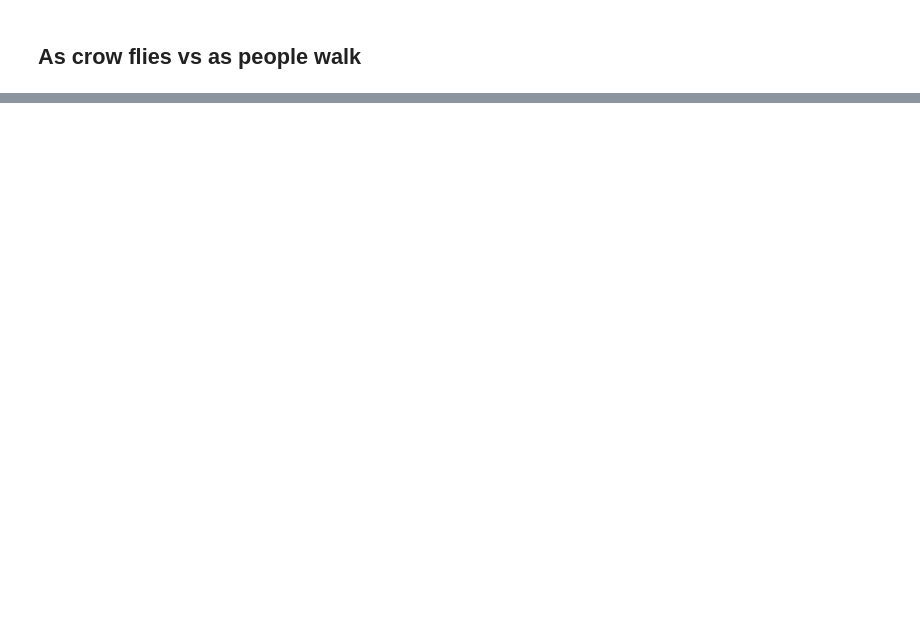
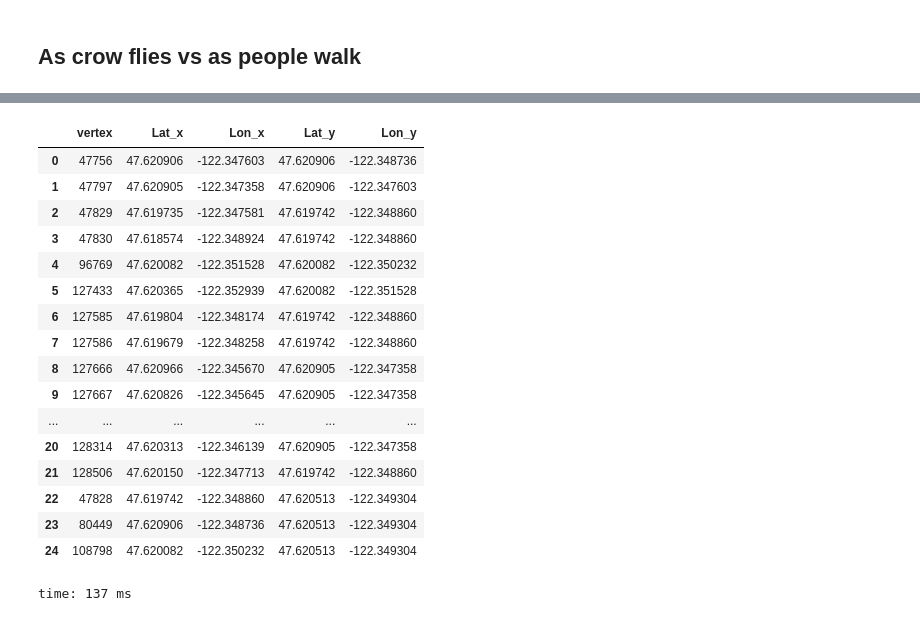
Before and after one commit to drabastomek/rapids-notebooks, a Jupyter notebook: codes/rapids_seattleParking_graph.ipynb, the cells around one changed output, grey strips where cells are left out. Drawn from its saved outputs; the diff is of its cells as text; code cells hidden in the pictures; blank space fills up the shorter version.

```diff
--- a/codes/rapids_seattleParking_graph.ipynb
+++ b/codes/rapids_seattleParking_graph.ipynb
@@ -351,0 +273,24 @@ time: 109 ms
+# %%
+# unfold -- create the whole path
+# vertex = distances.pop('vertex')
+
+closest_node = nodeId + 1 #space_needle_to_nearest_intersection['NodeID'].to_array()[0]
+parking_cnt = distances['vertex'].count()
+parking_cnt
+
+for i in range(parking_cnt):
+    print('Processing record: {0}'.format(i))
+    parking_node = distances.iloc[i]
+    vertex = int(parking_node[0])
+    predecessor = int(parking_node[2])
+
+    if i == 0:
+        paths = all_distances.query('vertex == @vertex')
+    else:
+        paths = cudf.concat([all_distances.query('vertex == @vertex'), paths])
+
+    while vertex != closest_node:
+        temp = all_distances.query('vertex == @predecessor')
+        paths = cudf.concat([temp, paths])
+        predecessor = temp['predecessor'].to_array()[0]
+        vertex = temp['vertex'].to_array()[0]
@@ -351,0 +316,37 @@ time: 109 ms
+# %%
+paths['vertex'] = paths['vertex'].astype('int64')
+paths['predecessor'] = paths['predecessor'].astype('int64')
+paths = paths.drop_duplicates()
+
+paths_host = (
+    paths
+    .rename({'vertex': 'NodeID'})
+    .merge(road_nodes[['NodeID', 'Lat', 'Lon']], on='NodeID', how='left')
+    .rename({'NodeID': 'vertex', 'predecessor': 'NodeID'})
+    .merge(road_nodes[['NodeID', 'Lat', 'Lon']], on='NodeID', how='left')
+    .fillna({'Lat_y': location.latitude, 'Lon_y': location.longitude})
+    [['vertex', 'Lat_x', 'Lon_x', 'Lat_y', 'Lon_y']]
+    .query('vertex < @nodeId + 1')
+    .to_pandas()
+)
+
+paths_host
+# %% [output]
+|  | vertex | Lat_x | Lon_x | Lat_y | Lon_y |
+| 0 | 47756 | 47.620906 | -122.347603 | 47.620906 | -122.348736 |
+| 1 | 47797 | 47.620905 | -122.347358 | 47.620906 | -122.347603 |
+| 2 | 47829 | 47.619735 | -122.347581 | 47.619742 | -122.348860 |
+| 3 | 47830 | 47.618574 | -122.348924 | 47.619742 | -122.348860 |
+| 4 | 96769 | 47.620082 | -122.351528 | 47.620082 | -122.350232 |
+| 5 | 127433 | 47.620365 | -122.352939 | 47.620082 | -122.351528 |
+| 6 | 127585 | 47.619804 | -122.348174 | 47.619742 | -122.348860 |
+| 7 | 127586 | 47.619679 | -122.348258 | 47.619742 | -122.348860 |
+| 8 | 127666 | 47.620966 | -122.345670 | 47.620905 | -122.347358 |
+| 9 | 127667 | 47.620826 | -122.345645 | 47.620905 | -122.347358 |
+| ... | ... | ... | ... | ... | ... |
+| 20 | 128314 | 47.620313 | -122.346139 | 47.620905 | -122.347358 |
+| 21 | 128506 | 47.620150 | -122.347713 | 47.619742 | -122.348860 |
+| 22 | 47828 | 47.619742 | -122.348860 | 47.620513 | -122.349304 |
+| 23 | 80449 | 47.620906 | -122.348736 | 47.620513 | -122.349304 |
+| 24 | 108798 | 47.620082 | -122.350232 | 47.620513 | -122.349304 |
+time: 137 ms
```
Also changed, not shown: parts of 37 cells of this notebook.
